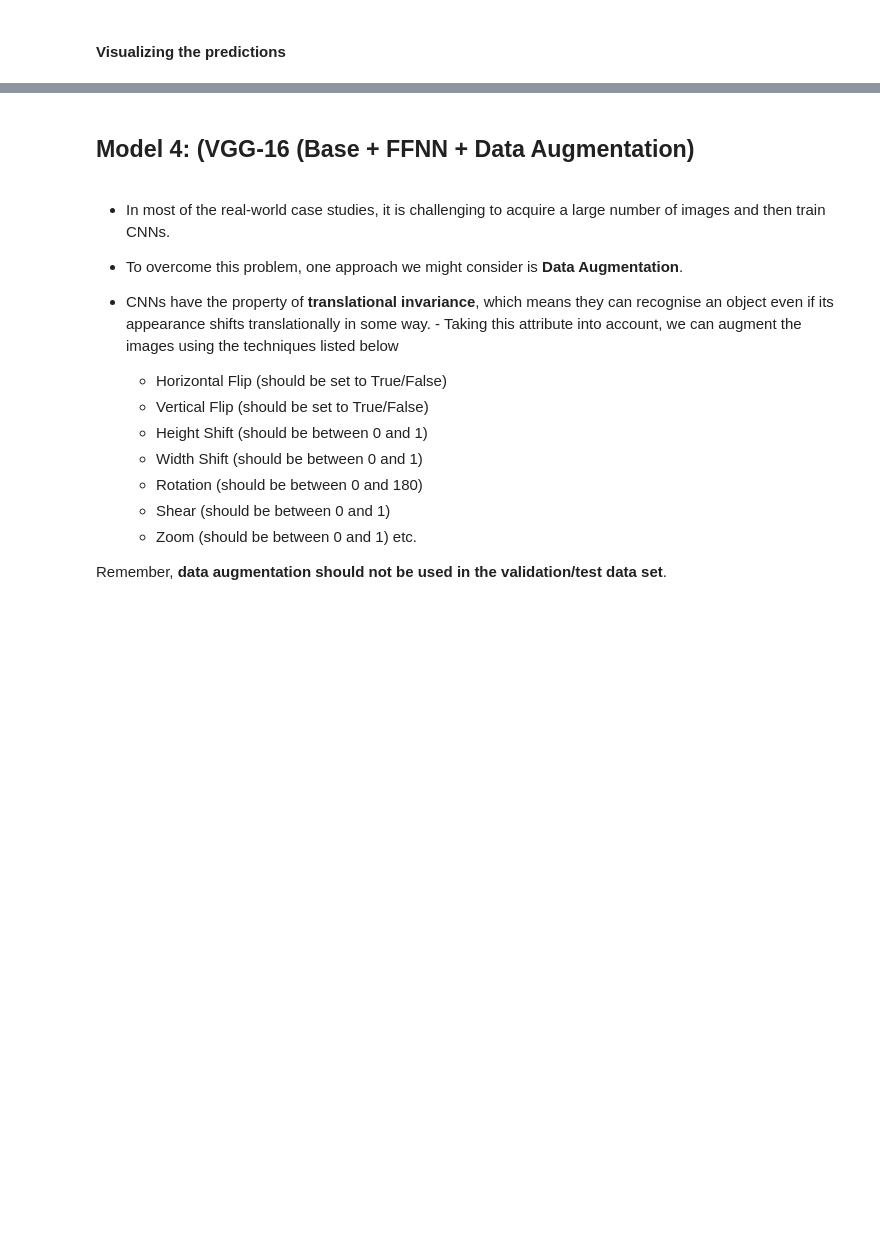
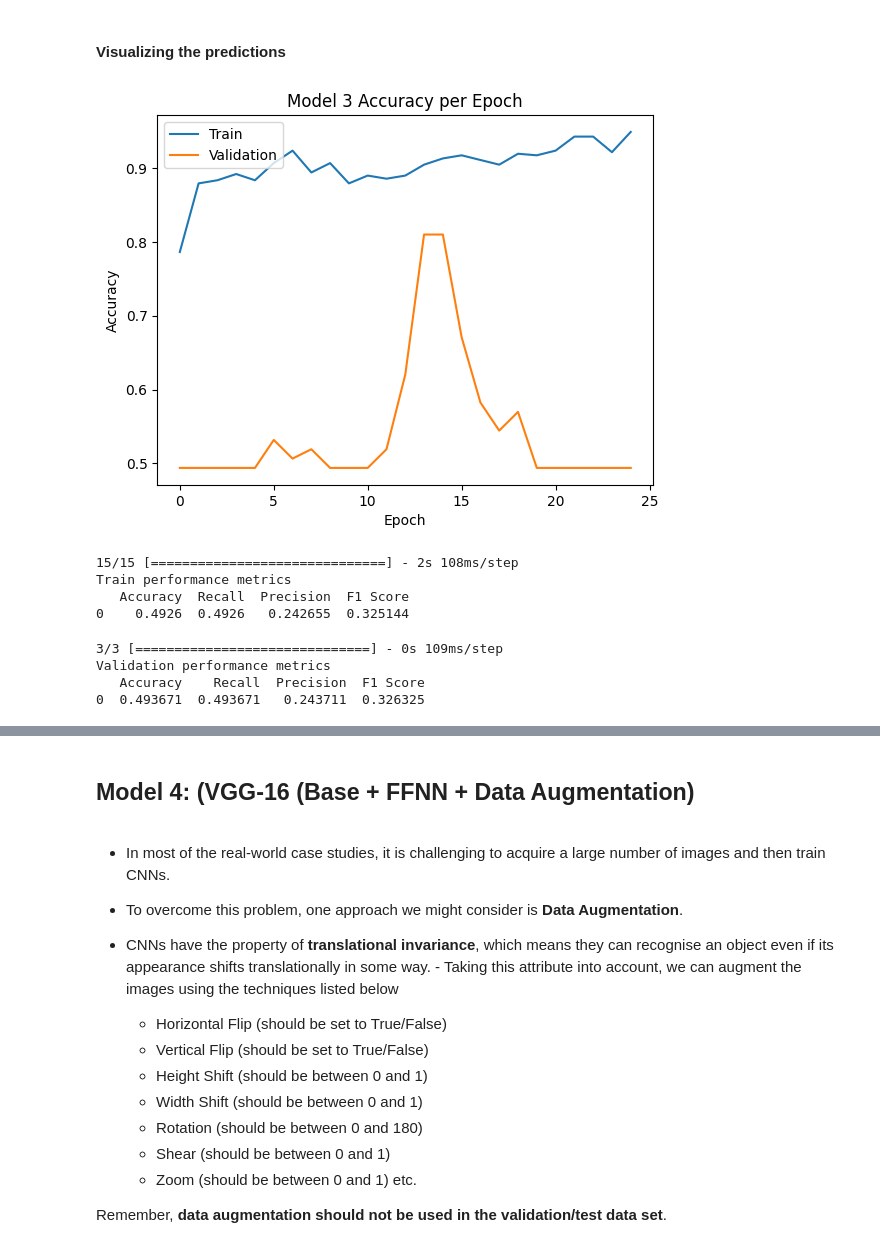
Before and after one commit to cmurray4492/PythonWork, a Jupyter notebook: UT_Austin/Computer Vision Intro/Project/HelmNet_Full_Code -cdm.ipynb, the cells around one changed output, grey strips where cells are left out. Drawn from its saved outputs; the diff is of its cells as text; code cells hidden in the pictures; blank space fills up the shorter version.

```diff
--- a/UT_Austin/Computer Vision Intro/Project/HelmNet_Full_Code -cdm.ipynb
+++ b/UT_Austin/Computer Vision Intro/Project/HelmNet_Full_Code -cdm.ipynb
@@ -554,0 +589,20 @@ ROC AUC  : 0.5
+# %%
+model_3 = Sequential()
+
+# Feature Extraction
+model_3.add(vgg_model)
+model_3.add(Flatten())
+
+# Prediction
+model_3.add(Dense(32,activation='relu'))
+model_3.add(Dropout(rate=0.5))
+model_3.add(Dense(16,activation='relu'))
+model_3.add(Dropout(rate=0.5))
+
+# Output Layer
+model_3.add(Dense(1, activation='sigmoid'))
+
+opt = Adam(learning_rate=0.5)
+
+model_3.compile(optimizer='Adam',loss=keras.losses.BinaryCrossentropy(), metrics=["accuracy", "Precision"])
+model_3.summary()
@@ -554,0 +627,14 @@ ROC AUC  : 0.5
+# %%
+batch_size = 20
+
+# Make 3-channel inputs (N, H, W, 3)
+X_train_3ch = np.repeat(X_train_normalized[..., None].astype('float32'), 3, axis=-1)
+X_val_3ch   = np.repeat(X_val_normalized[..., None].astype('float32'),   3, axis=-1)
+
+history_3 = model_3.fit(
+    train_datagen.flow(X_train_3ch, y_train, batch_size=batch_size, seed=42, shuffle=True),
+    epochs=25,
+    steps_per_epoch=math.ceil(X_train_3ch.shape[0] / batch_size),  # or omit; Keras can infer
+    validation_data=(X_val_3ch, y_val),
+    verbose=2
+)
@@ -555,2 +659,32 @@ ROC AUC  : 0.5
 # %% [markdown]
 #### Visualizing the predictions
+# %%
+plt.plot(history_3.history['accuracy'])
+plt.plot(history_3.history['val_accuracy'])
+plt.title('Model 3 Accuracy per Epoch')
+plt.ylabel('Accuracy')
+plt.xlabel('Epoch')
+plt.legend(['Train', 'Validation'], loc='upper left')
+plt.show()
+# %% [output]
+[figure, added]
+# %%
+model_3_train_perf = model_performance_classification(model_3, X_train_3ch,y_train)
+
+print("Train performance metrics")
+print(model_3_train_perf)
+# %% [output]
+15/15 [==============================] - 2s 108ms/step
+Train performance metrics
+   Accuracy  Recall  Precision  F1 Score
+0    0.4926  0.4926   0.242655  0.325144
+# %%
+model_3_valid_perf = model_performance_classification(model_3, X_val_3ch,y_val)
+
+print("Validation performance metrics")
+print(model_3_valid_perf)
+# %% [output]
+3/3 [==============================] - 0s 109ms/step
+Validation performance metrics
+   Accuracy    Recall  Precision  F1 Score
+0  0.493671  0.493671   0.243711  0.326325
```
Also changed, not shown: parts of 35 cells of this notebook.
